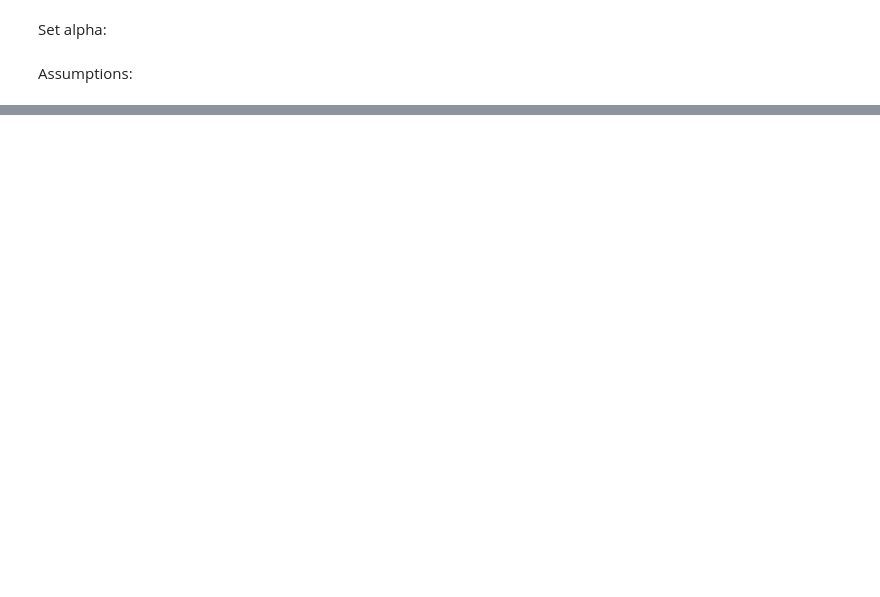
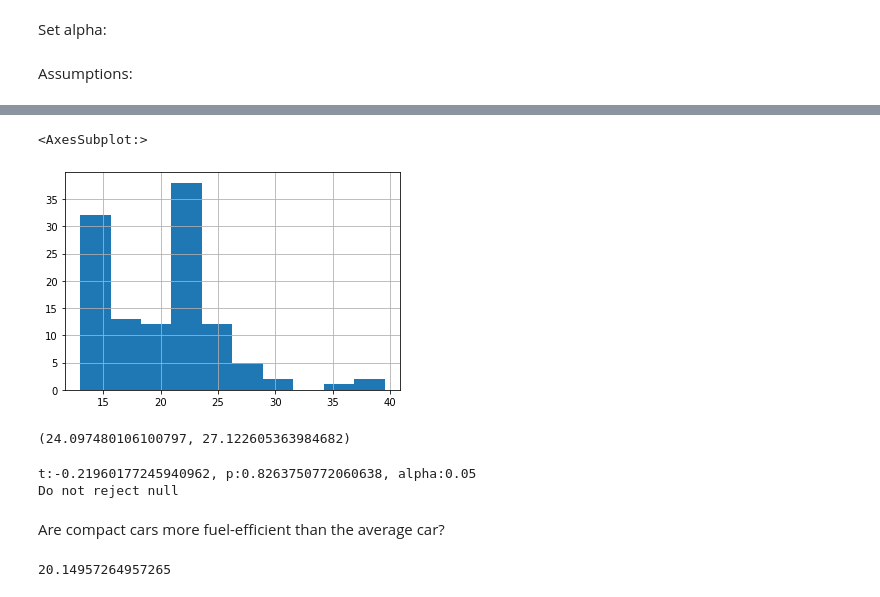
Before and after one commit to watermanbrandyn/statistics-exercises, a Jupyter notebook: hypothesis_testing.ipynb, the cells around one changed output, grey strips where cells are left out. Cells and saved outputs as stored; diff of their text form; code cells hidden in the pictures; blank space fills up the shorter version.

```diff
--- a/hypothesis_testing.ipynb
+++ b/hypothesis_testing.ipynb
@@ -80,0 +124,5 @@ Normal distribution: Yes, we presume normality based on graph curation and sampl
+# %%
+fuel_eff_1999.hist()
+# %% [output]
+<AxesSubplot:>
+[figure, added]
@@ -80,0 +134,6 @@ Normal distribution: Yes, we presume normality based on graph curation and sampl
+# %%
+v_08 = fuel_eff_2008.var()
+v_99 = fuel_eff_1999.var()
+v_08, v_99
+# %% [output]
+(24.097480106100797, 27.122605363984682)
@@ -80,0 +145,12 @@ Normal distribution: Yes, we presume normality based on graph curation and sampl
+# %%
+t, p = stats.ttest_ind(fuel_eff_2008, fuel_eff_1999 , equal_var=False)
+
+print(f't:{t}, p:{p}, alpha:{alpha}')
+
+if t != 0 and p < alpha:
+    print('Reject null')
+else:
+    print('Do not reject null')
+# %% [output]
+t:-0.21960177245940962, p:0.8263750772060638, alpha:0.05
+Do not reject null
@@ -80,0 +159,9 @@ Normal distribution: Yes, we presume normality based on graph curation and sampl
+# %% [markdown]
+Are compact cars more fuel-efficient than the average car?
+# %%
+mpg.head()
+fuel_eff_compact = mpg[mpg['class'] == 'compact'].average_mileage
+avg_car_eff = mpg.average_mileage.mean()
+avg_car_eff
+# %% [output]
+20.14957264957265
```
Also changed, not shown: parts of 31 cells of this notebook.
